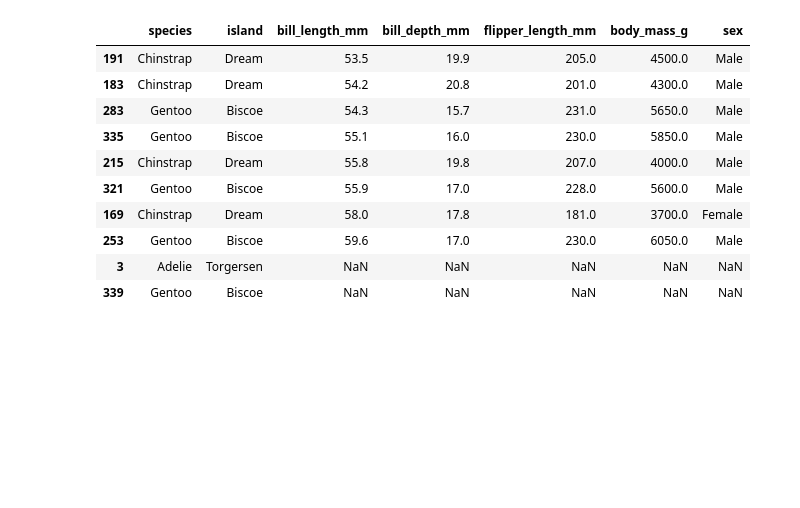
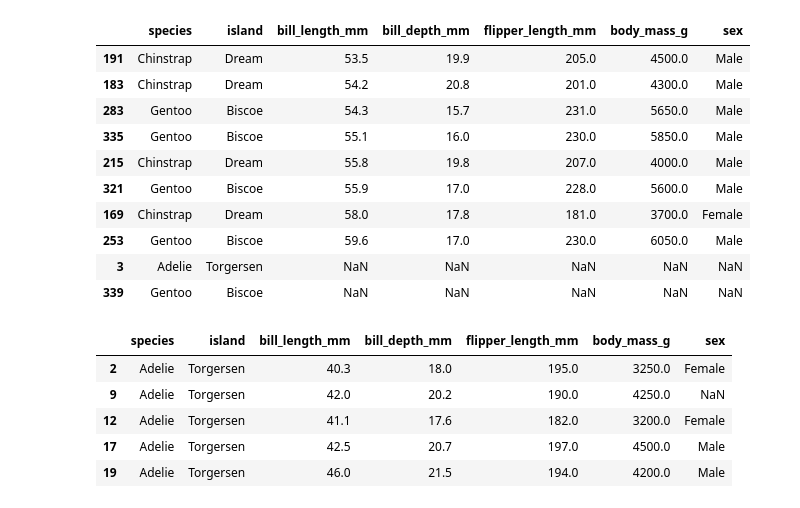
Before and after one commit to b3rian/Data_Science, a Jupyter notebook: tutorial.ipynb, the cells around one changed output. Saved outputs shown, nothing was run; the diff lists cells and outputs as text; code cells hidden in the pictures; blank space fills up the shorter version.

```diff
--- a/tutorial.ipynb
+++ b/tutorial.ipynb
@@ -197,3 +197,14 @@ dataSet.sort_values(by= 'bill_length_mm').tail(10)
 | 253 | Gentoo | Biscoe | 59.6 | 17.0 | 230.0 | 6050.0 | Male |
 | 3 | Adelie | Torgersen | NaN | NaN | NaN | NaN | NaN |
 | 339 | Gentoo | Biscoe | NaN | NaN | NaN | NaN | NaN |
+# %%
+penguins = sns.load_dataset('penguins')
+# %%
+penguins[(penguins['bill_length_mm'] > 40) & (penguins['body_mass_g'] > 3000)].head()
+# %% [output]
+|  | species | island | bill_length_mm | bill_depth_mm | flipper_length_mm | body_mass_g | sex |
+| 2 | Adelie | Torgersen | 40.3 | 18.0 | 195.0 | 3250.0 | Female |
+| 9 | Adelie | Torgersen | 42.0 | 20.2 | 190.0 | 4250.0 | NaN |
+| 12 | Adelie | Torgersen | 41.1 | 17.6 | 182.0 | 3200.0 | Female |
+| 17 | Adelie | Torgersen | 42.5 | 20.7 | 197.0 | 4500.0 | Male |
+| 19 | Adelie | Torgersen | 46.0 | 21.5 | 194.0 | 4200.0 | Male |
```
Also changed, not shown: parts of 1 cell of this notebook.
